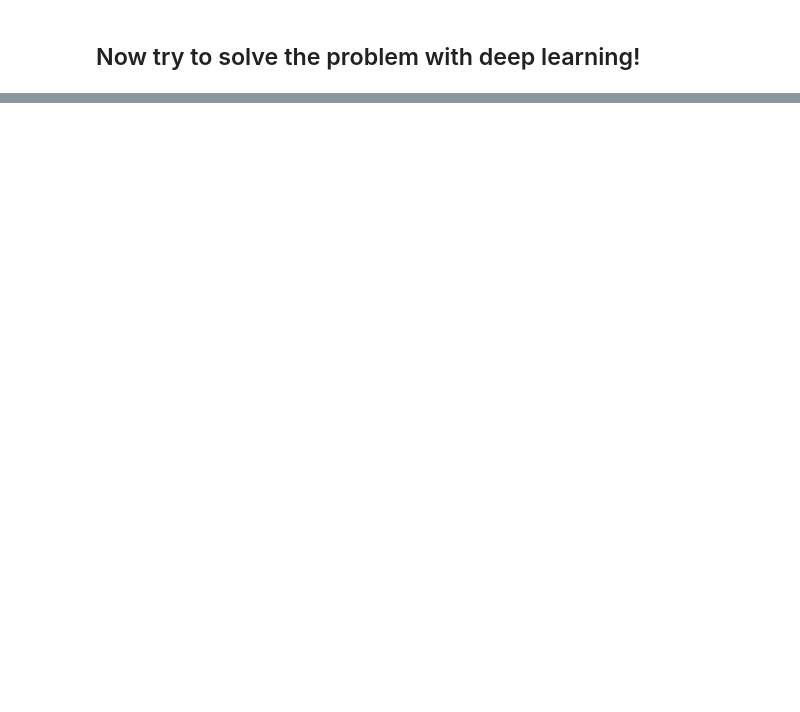
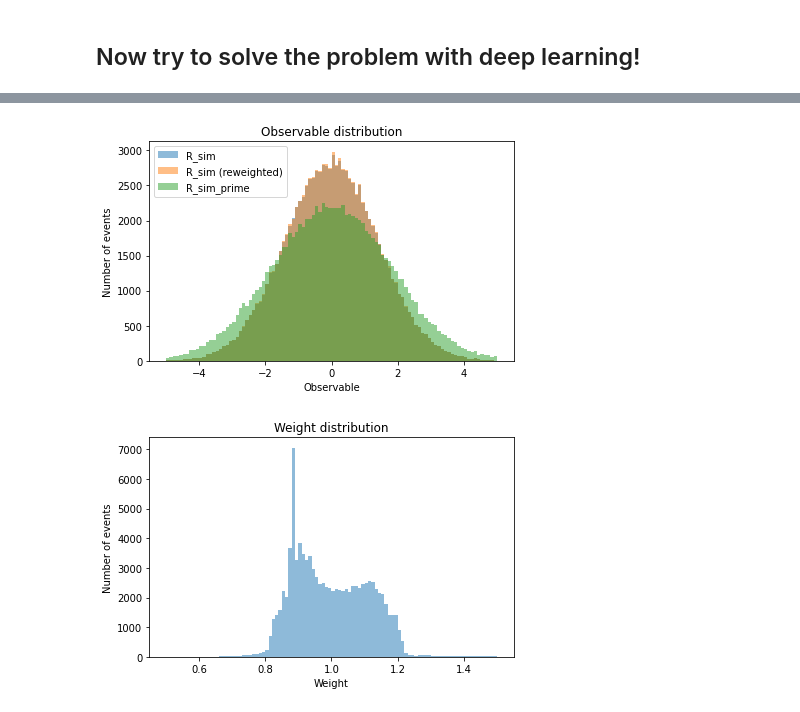
Before and after one commit to jaychan-hep/UnbinnedProfiledUnfolding, a Jupyter notebook: UnbinnedProfiledUnfolding.ipynb, the cells around one changed output, grey strips where cells are left out. Cells and saved outputs as stored; diff of their text form; code cells hidden in the pictures; blank space fills up the shorter version.

```diff
--- a/UnbinnedProfiledUnfolding.ipynb
+++ b/UnbinnedProfiledUnfolding.ipynb
@@ -178,0 +375,47 @@ from pytorch_lightning import LightningModule
+# %%
+Nsim = 100000
+
+mu_sim_prime = 0
+sigma_sim_prime = 1
+beta_sim_prime = 0
+epsilon_sim_0 = 1
+epsilon_sim_prime = 1.5
+
+T_sim_prime = np.random.normal(mu_sim_prime,sigma_sim_prime,Nsim)
+R_sim_prime = np.random.normal(T_sim+beta_sim_prime,epsilon_sim_prime)
+xprime = np.c_[R_sim_prime,np.ones(Nsim)*epsilon_sim_prime,T_sim_prime,T_sim_prime]
+xprime = torch.from_numpy(xprime).to(dvc)
+
+T_sim_0 = np.random.normal(mu_sim_prime,sigma_sim_prime,Nsim)
+R_sim_0 = np.random.normal(T_sim_0+beta_sim_prime,epsilon_sim_0)
+x0 = np.c_[R_sim_0,np.ones(Nsim)*epsilon_sim_prime,T_sim_0,T_sim_0]
+x0 = torch.from_numpy(x0).to(dvc)
+
+# load checkpoint
+checkpoint = "model/w1/best.ckpt"
+model_w1 = w1.load_from_checkpoint(checkpoint, device=dvc).double().to(dvc)
+model_w1.eval()
+scores = model_w1(x0).detach().cpu().numpy().reshape(-1)
+weights = scores / (1. - scores)
+# %%
+plt.hist(R_sim, range=(-5, 5), density=False, bins=100, label="R_sim", alpha=0.5)
+plt.hist(R_sim, weights=weights, range=(-5, 5), density=False, bins=100, label="R_sim (reweighted)", alpha=0.5)
+plt.hist(R_sim_prime, range=(-5, 5), density=False, bins=100, label="R_sim_prime", alpha=0.5)
+plt.xlabel('Observable')
+plt.ylabel('Number of events')
+plt.title(r'Observable distribution')
+plt.legend(loc='upper left')#, framealpha=0)
+plt.tight_layout()
+plt.show()
+plt.clf()
+
+plt.hist(weights, range=(0.5, 1.5), density=False, bins=100, label="R_sim", alpha=0.5)
+plt.xlabel('Weight')
+plt.ylabel('Number of events')
+plt.title(r'Weight distribution')
+# plt.legend(loc='upper left')#, framealpha=0)
+plt.tight_layout()
+plt.show()
+# %% [output]
+[figure, added]
+[figure, added]
```
Also changed, not shown: parts of 15 cells of this notebook.
